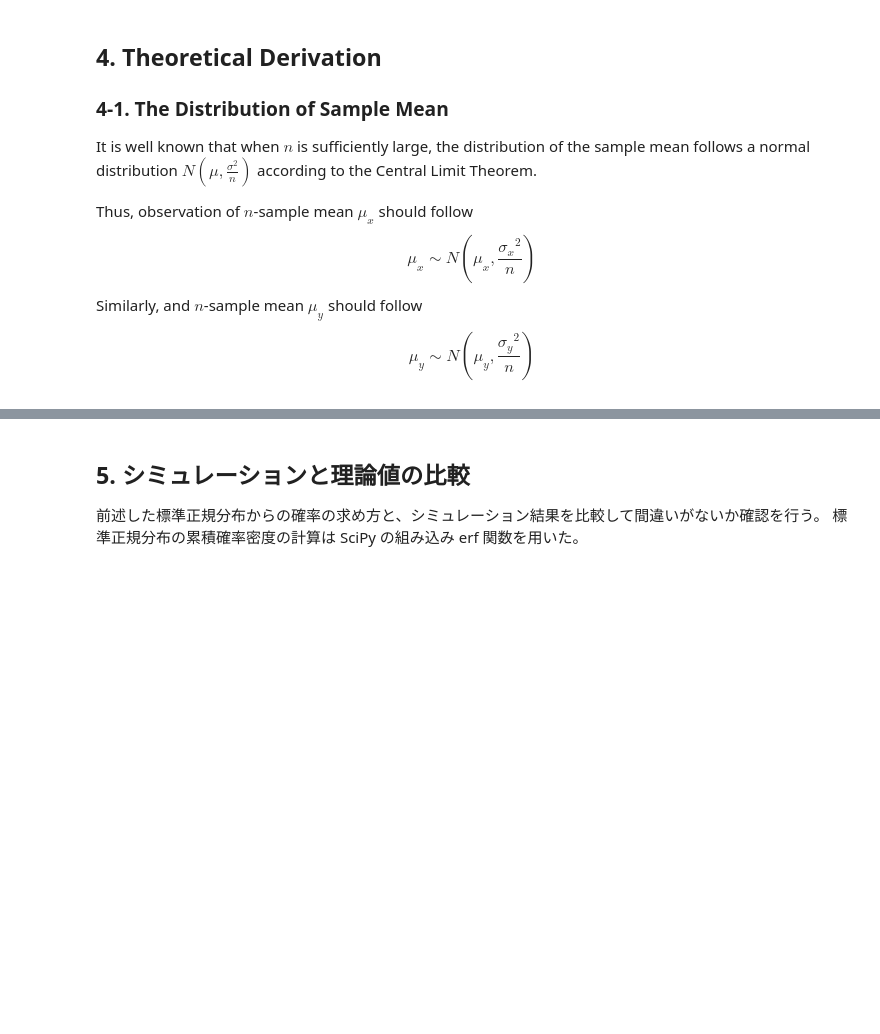
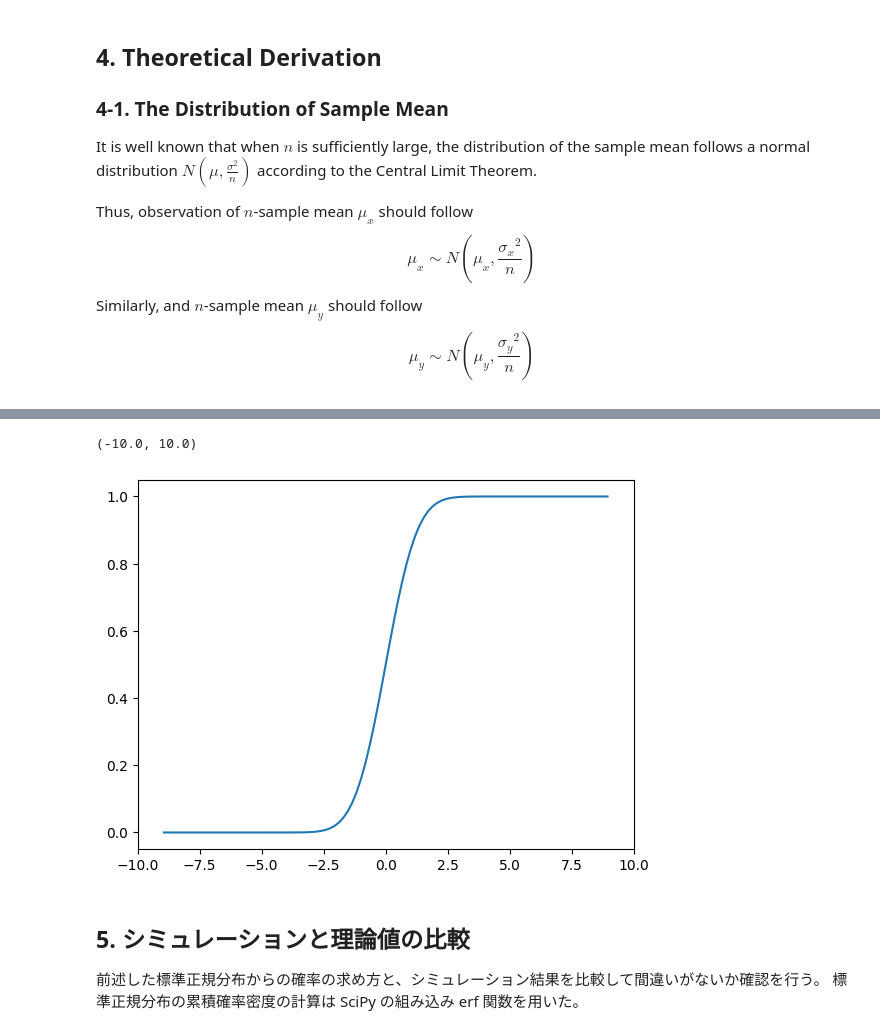
Before and after one commit to hamling-ling/StocasticSignals, a Jupyter notebook: src/two_distros.ipynb, the cells around one changed output, grey strips where cells are left out. Cells and saved outputs as stored; diff of their text form; code cells hidden in the pictures; blank space fills up the shorter version.

Commit message:
writing theoretical curve

```diff
--- a/src/two_distros.ipynb
+++ b/src/two_distros.ipynb
@@ -270,6 +269,22 @@ $$
 &= \frac{1}{2}[ 1+\rm erf (\frac{\bar{\delta}\sqrt{2}}{2 \sigma_\delta}) ]
 \end{align*}
 $$
+# %%
+def Ptheo(rssi_delta, rssi_sigma_x, rssi_sigma_y, n):
+    sigma_delta = np.sqrt((rssi_sigma_x**2 + rssi_sigma_y**2)/n)
+    return 0.5*(1.0 + special.erf(rssi_delta * np.sqrt(2.0)/(2.0*sigma_delta)))
+
+n = 40
+rssi_sigma_x = rssi_sigma_y = 10.0
+rssi_deltas = np.linspace(-20.0, 20.0, 100)
+sigma_delta = np.sqrt((rssi_sigma_x**2 + rssi_sigma_y**2)/n)
+
+pdelta = Ptheo(rssi_deltas, rssi_sigma_x, rssi_sigma_y, n)
+plt.plot(rssi_deltas/sigma_delta, pdelta)
+plt.xlim(-10,10)
+# %% [output]
+(-10.0, 10.0)
+[figure, added]
 # %% [markdown]
 ## 5. シミュレーションと理論値の比較
 
```
Also changed, not shown: parts of 5 cells of this notebook.
